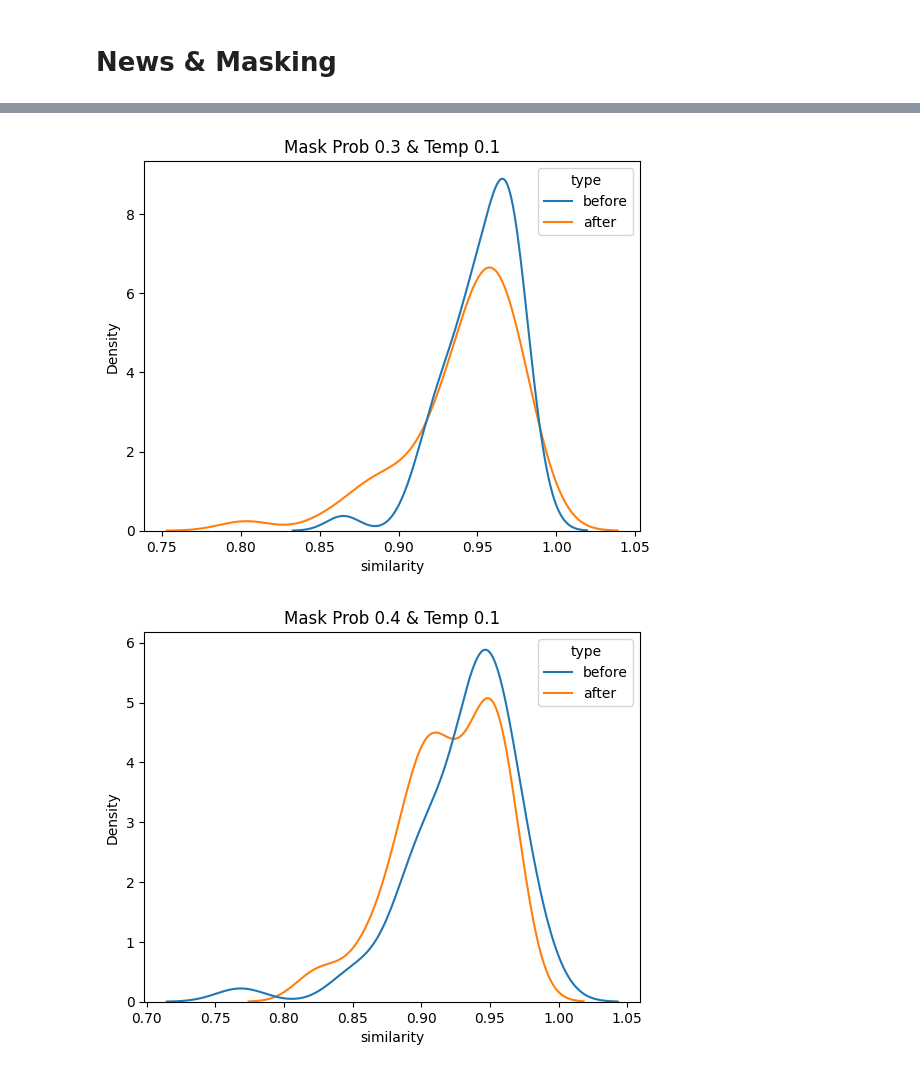
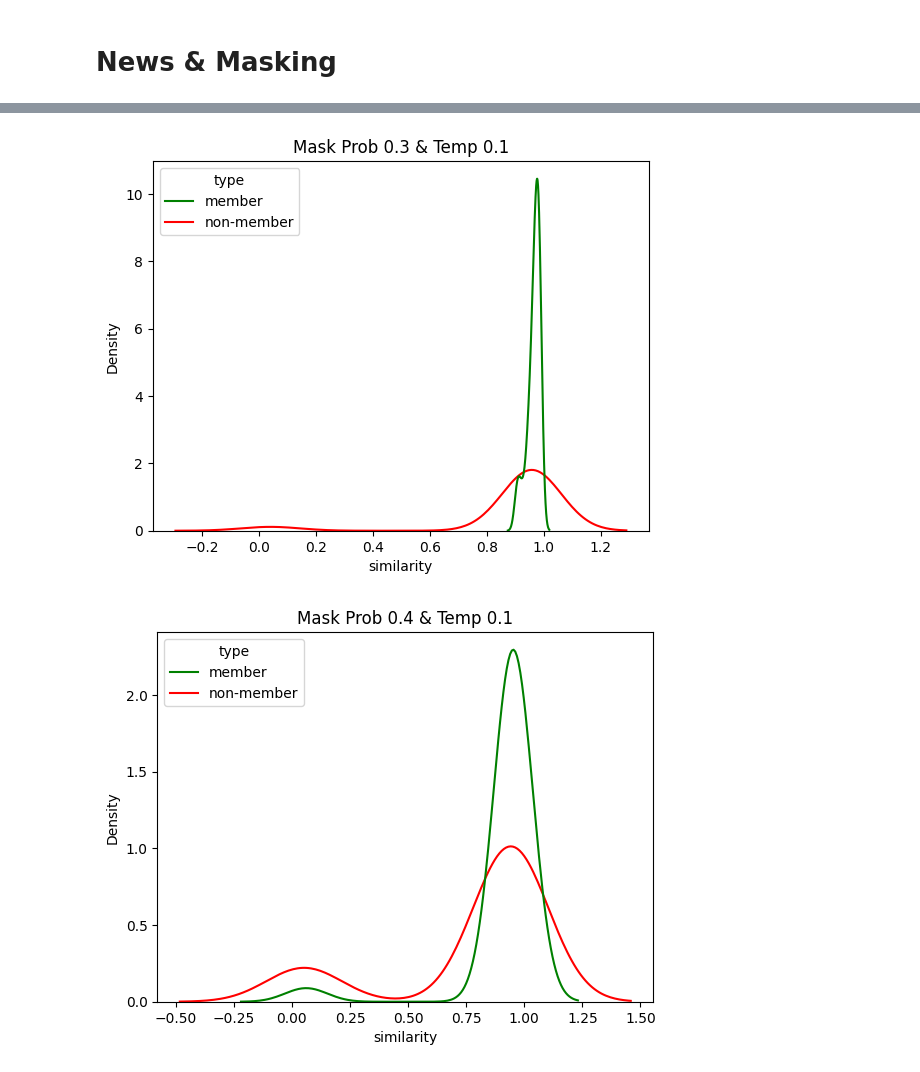
Before and after one commit to millionhz/llm-membership-inference, a Jupyter notebook: analysis/mask-analysis.ipynb, the cells around one changed output, grey strips where cells are left out. Cells and saved outputs as stored; diff of their text form; code cells hidden in the pictures.

```diff
--- a/analysis/mask-analysis.ipynb
+++ b/analysis/mask-analysis.ipynb
@@ -236,10 +235,0 @@ papers_completions = add_similarity_scores(papers_completions)
-# %%
-MASK_PROB = 0.3
-TEMP = 0.1
-
-d = papers_completions[(papers_completions['mask_prob'] == MASK_PROB) & (papers_completions['temperature'] == TEMP)]
-sns.kdeplot(data=d, x="similarity", hue='type')
-plt.title(f'Mask Prob {MASK_PROB} & Temp {TEMP}')
-plt.show()
-# %% [output]
-[figure, removed]
@@ -246,13 +238,23 @@ plt.show()
+# %%
+MASK_PROB = 0.3
+TEMP = 0.1
+
+d = news_completions[(news_completions['mask_prob'] == MASK_PROB) & (news_completions['temperature'] == TEMP)]
+sns.kdeplot(data=d, x="similarity", hue='type', palette={'member': 'green', 'non-member': 'red'})
+plt.title(f'Mask Prob {MASK_PROB} & Temp {TEMP}')
+plt.show()
+# %% [output]
+[figure, added]
 # %%
 MASK_PROB = 0.4
 TEMP = 0.1
 
-d = papers_completions[(papers_completions['mask_prob'] == MASK_PROB) & (papers_completions['temperature'] == TEMP)]
-sns.kdeplot(data=d, x="similarity", hue='type')
+d = news_completions[(news_completions['mask_prob'] == MASK_PROB) & (news_completions['temperature'] == TEMP)]
+sns.kdeplot(data=d, x="similarity", hue='type', palette={'member': 'green', 'non-member': 'red'})
 plt.title(f'Mask Prob {MASK_PROB} & Temp {TEMP}')
 plt.show()
 # %% [output]
-[figure, old version]
+[figure, new version]
 # %%
 MASK_PROB = 0.5
 TEMP = 0.1
```
Also changed, not shown: parts of 7 cells of this notebook, 1 other file.
